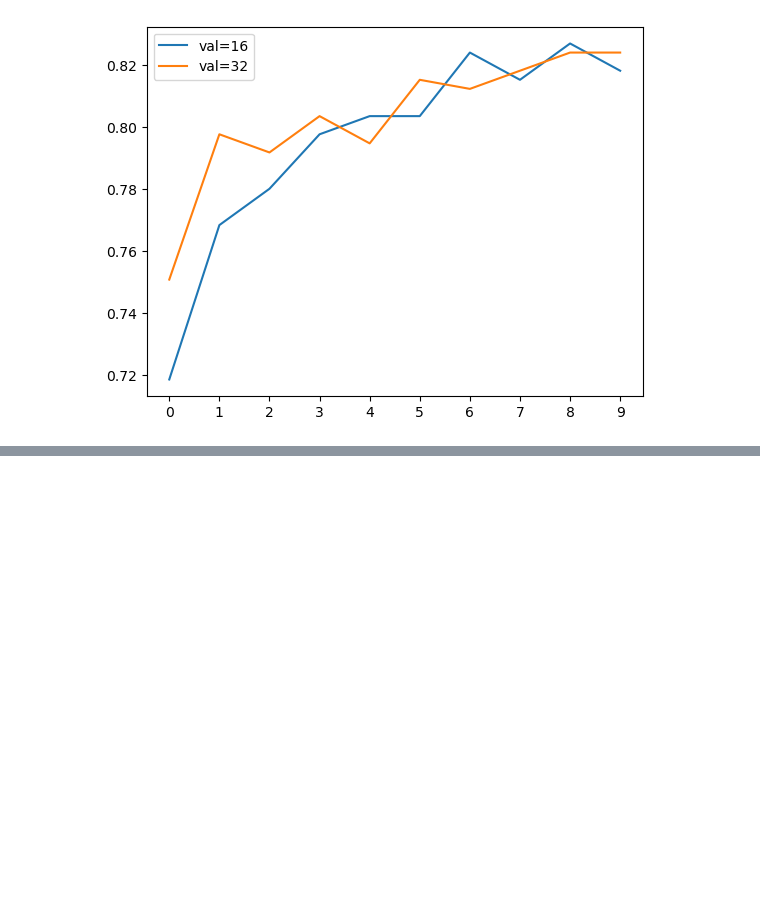
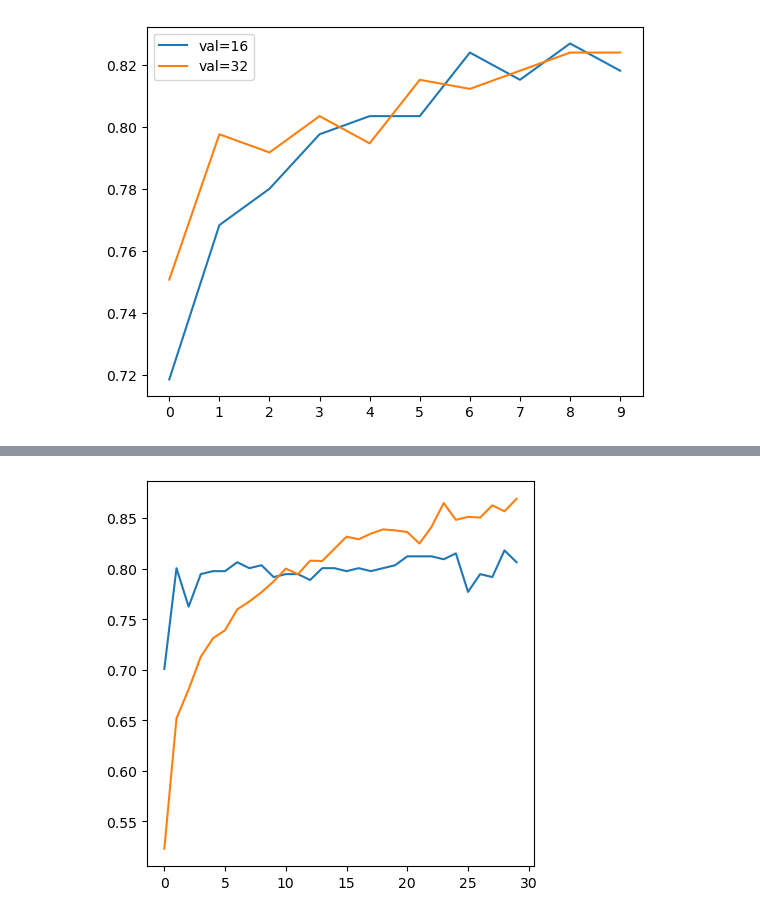
Before and after one commit to maclavijo/MLZoomcamp, a Jupyter notebook: Week9/Fashion - NeuralNets.ipynb, the cells around one changed output, grey strips where cells are left out. Saved outputs shown, nothing was run; the diff lists cells and outputs as text; code cells hidden in the pictures; blank space fills up the shorter version.

```diff
--- a/Week9/Fashion - NeuralNets.ipynb
+++ b/Week9/Fashion - NeuralNets.ipynb
@@ -395,0 +412,17 @@ _ = plt.legend()
+# %%
+train_gen = ImageDataGenerator(preprocessing_function=preprocess_input,
+                               shear_range=10,
+                               zoom_range=0.1,
+                               vertical_flip=True)
+
+train_ds = train_gen.flow_from_directory('./clothing-dataset-small/train/',
+                              target_size=(150,150),
+                              batch_size=32)
+
+val_gen = ImageDataGenerator(preprocessing_function=preprocess_input)
+
+val_ds = val_gen.flow_from_directory('./clothing-dataset-small/validation/',
+                                     target_size=(150,150),
+                                     batch_size=32,
+                                     shuffle=False
+                                    )
@@ -395,0 +432,7 @@ _ = plt.legend()
+# %%
+lr = 0.001
+size = 32
+dr = 0.2
+
+model = make_modelv3(learning_rate=lr, size_inner=size, droprate=dr)
+history = model.fit(train_ds, epochs=30, validation_data=val_ds)
@@ -395,0 +457,9 @@ _ = plt.legend()
+# %%
+fig, ax = plt.subplots(figsize=(5, 5))
+
+ax = plt.plot(history.history['val_accuracy'], label='Val')
+ax = plt.plot(history.history['accuracy'], label='Train')
+
+plt.show()
+# %% [output]
+[figure, added]
```
Also changed, not shown: parts of 14 cells of this notebook.
